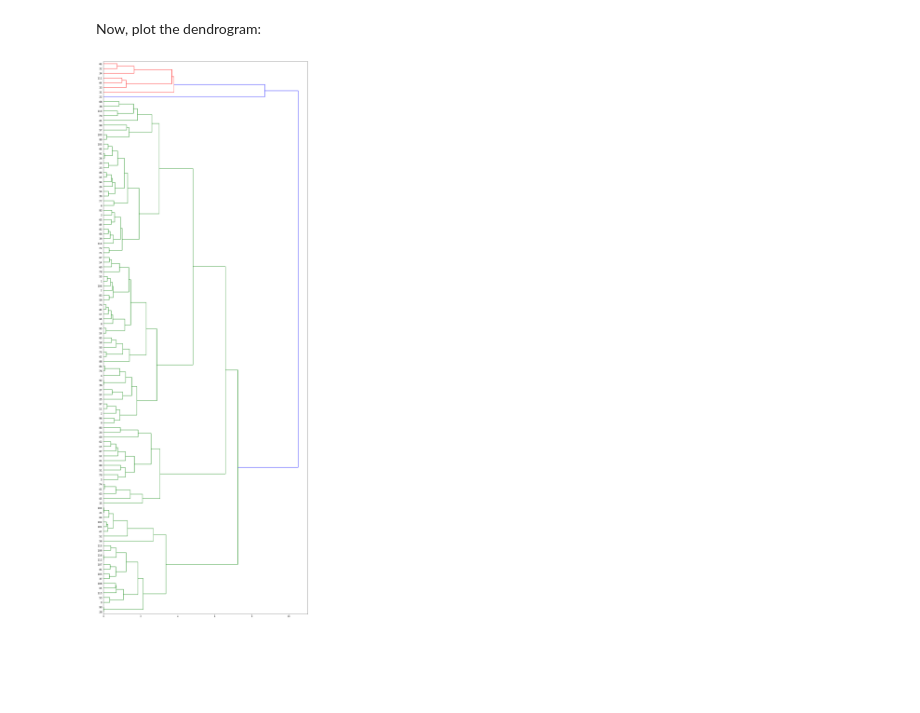
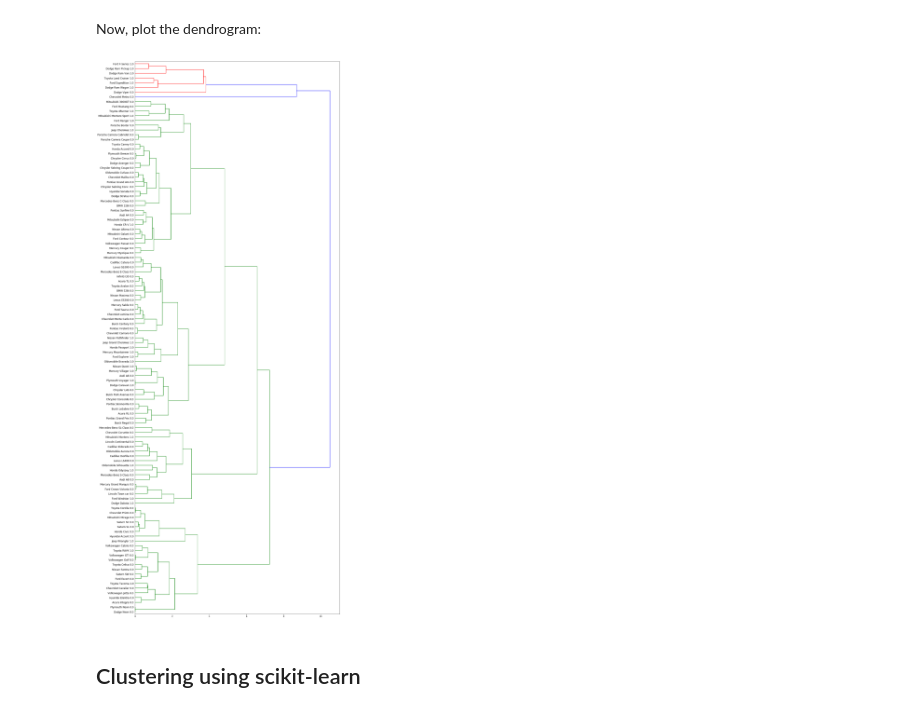
Before and after one commit to aitezazakhtar/HierarchicalClustering, a Jupyter notebook: HierarchicalClustering.ipynb, the cells around one changed output. Drawn from its saved outputs; the diff is of its cells as text; code cells hidden in the pictures; blank space fills up the shorter version.

Commit message:
clustering using scikitlearn

```diff
--- a/HierarchicalClustering.ipynb
+++ b/HierarchicalClustering.ipynb
@@ -150,15 +149,14 @@ array([1, 3, 3, 3, 3, 2, 3, 3, 3, 3, 3, 3, 2, 2, 3, 1, 3, 3, 3, 3, 2, 1,
 # %% [markdown]
 Now, plot the dendrogram:
 # %%
-fig = pylab.figure(figsize=(18,50))
+import matplotlib.pyplot as plt
+from scipy.cluster import hierarchy
+fig = plt.figure(figsize=(18,50))
 def llf(id):
-    return '[%s %s %s]' % (pdf['manufact'][id], pdf['model'][id], int(float(pdf['type'][id])) )
+    return '{} {} {}'.format(df['manufact'][id],df['model'][id],df['type'][id])
 
-dendro = hierarchy.dendrogram(Z,  leaf_label_func=llf, leaf_rotation=0, leaf_font_size =12, orientation = 'right')
+dendro = hierarchy.dendrogram(Z,orientation='right',leaf_font_size =12,leaf_label_func=llf)
+# %% [output]
+[figure, added]
-# %%
-import matplotlib.pyplot as plt
-fig = plt.figure(figsize=(18,50))
-from scipy.cluster import hierarchy
-dendro = hierarchy.dendrogram(Z,orientation='right',leaf_font_size =12)
-# %% [output]
-[figure, removed]
+# %% [markdown]
+## Clustering using scikit-learn
```
Also changed, not shown: parts of 15 cells of this notebook.
